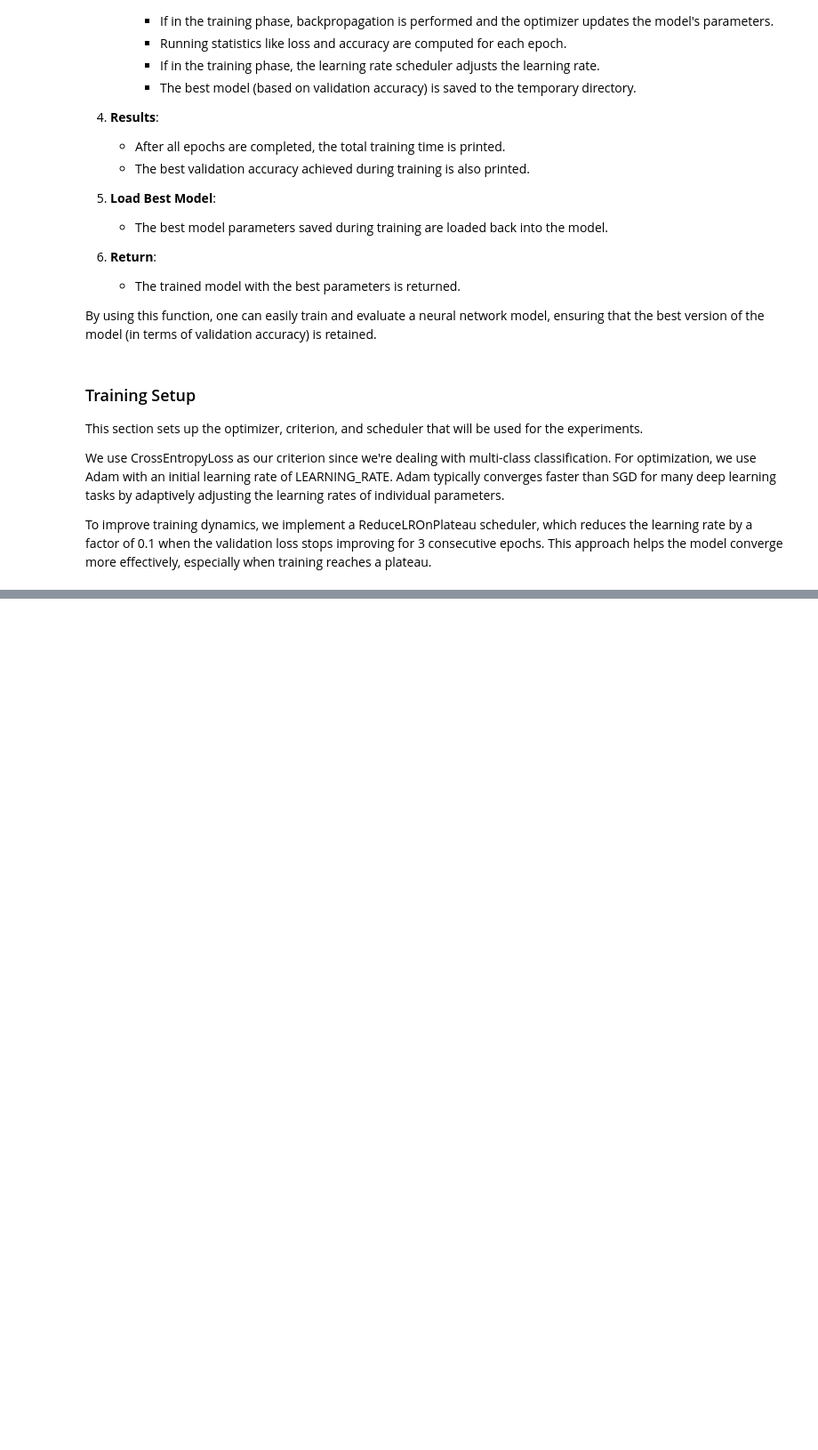
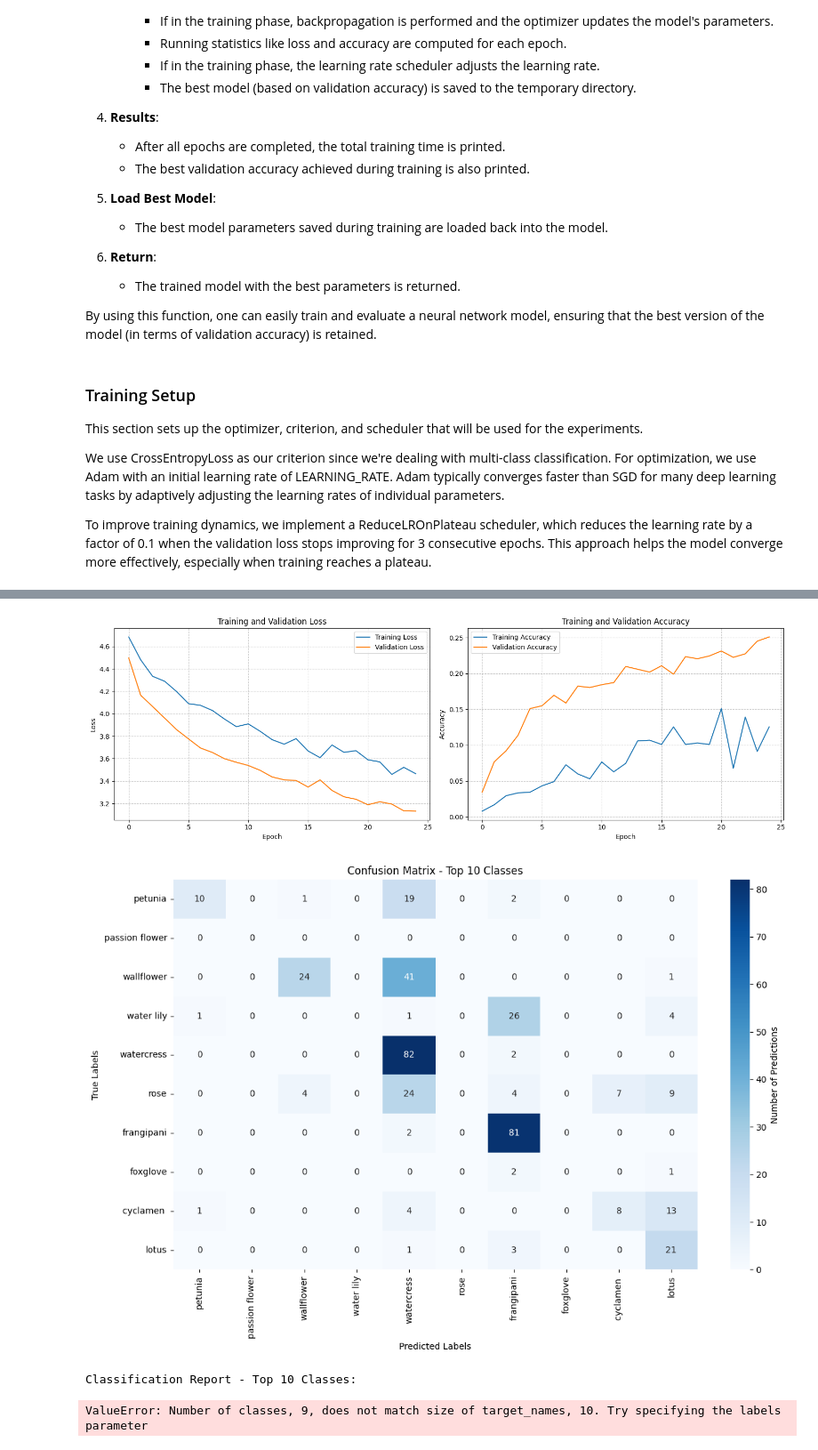
Before and after one commit to isaacchunn/flowers-recognition, a Jupyter notebook: flower-recognition.ipynb, the cells around one changed output, grey strips where cells are left out. Shown at 89% size. Drawn from its saved outputs; the diff is of its cells as text; code cells hidden in the pictures; blank space fills up the shorter version.

```diff
--- a/flower-recognition.ipynb
+++ b/flower-recognition.ipynb
@@ -483,7 +479,7 @@ def get_optimizer_and_scheduler(model):
     # Learning rate scheduler - reduce learning rate when validation loss plateaus
     # patience=3: wait for 3 epochs with no improvement before reducing LR
     # factor=0.1: multiply learning rate by 0.1 when reducing
-    scheduler = lr_scheduler.ReduceLROnPlateau(optimizer, mode='min', factor=0.2, patience=3, min_lr=1e-6,threshold=0.005, verbose=True)
+    scheduler = lr_scheduler.ReduceLROnPlateau(optimizer, mode='min', factor=0.2, patience=3, min_lr=1e-6,threshold=0.01, verbose=True)
     return optimizer, scheduler
 # %%
 # Add code for loading and training models
@@ -839,0 +914,13 @@ This model is our lightweight baseline CNN model with some conv blocks so as to
+# %%
+
+# Initialize the model and history as None first
+model_name = "base_cnn_mixup"
+
+# Load or train the model
+base_cnn_mixup, base_cnn_mixup_history = load_or_train_mixup_model(
+    model_name=model_name,
+    model_class=BaseCNN,
+    alpha=0.4,  # Mixup alpha parameter
+    save_dir=save_dir,
+    device=device,
+)
@@ -839,0 +972,13 @@ This model is our lightweight baseline CNN model with some conv blocks so as to
+# %%
+# Evaluate the model on the test set
+base_cnn_mixup_test_loss, base_cnn_mixup_test_acc, base_mixup_preds, base_mixup_labels = evaluate_model(base_cnn_mixup, criterion, data_loaders['test'])
+
+# Print final results
+print(f"Final Test Accuracy: {base_cnn_mixup_test_acc:.4f}")
+print(f"Final Test Loss: {base_cnn_mixup_test_loss:.4f}")
+
+# Plot training history
+visualization.plot_training_history(base_cnn_mixup_history)
+# Plot confusion matrix
+visualization.plot_top_n_confusion_matrix(base_mixup_labels, base_mixup_preds, flower_labels, top_n=10)
+# %% [output]
@@ -839,0 +988,4 @@ This model is our lightweight baseline CNN model with some conv blocks so as to
+[figure, added]
+[figure, added]
+Classification Report - Top 10 Classes:
+ValueError: Number of classes, 9, does not match size of target_names, 10. Try specifying the labels parameter
```
Also changed, not shown: parts of 45 cells of this notebook, 1 other file.
